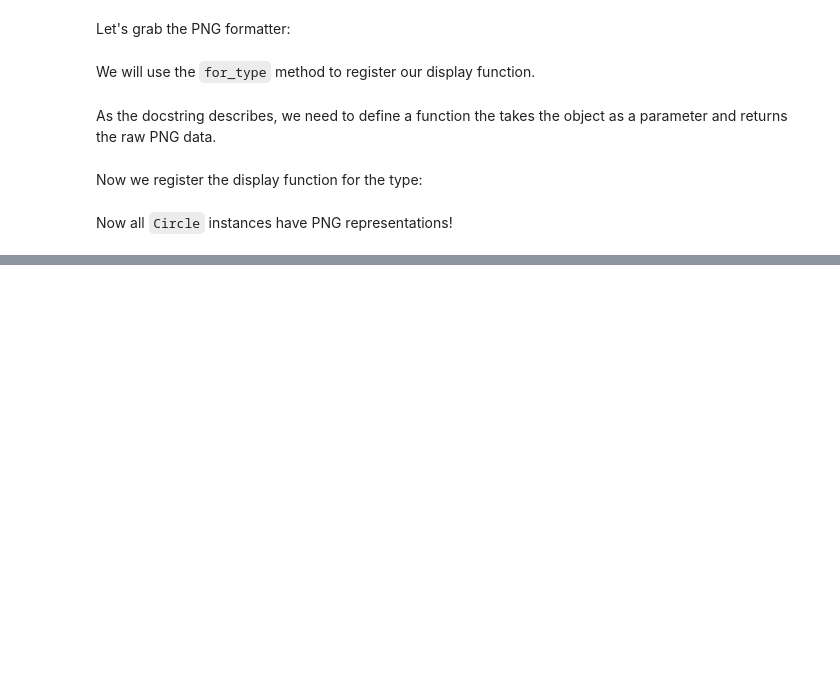
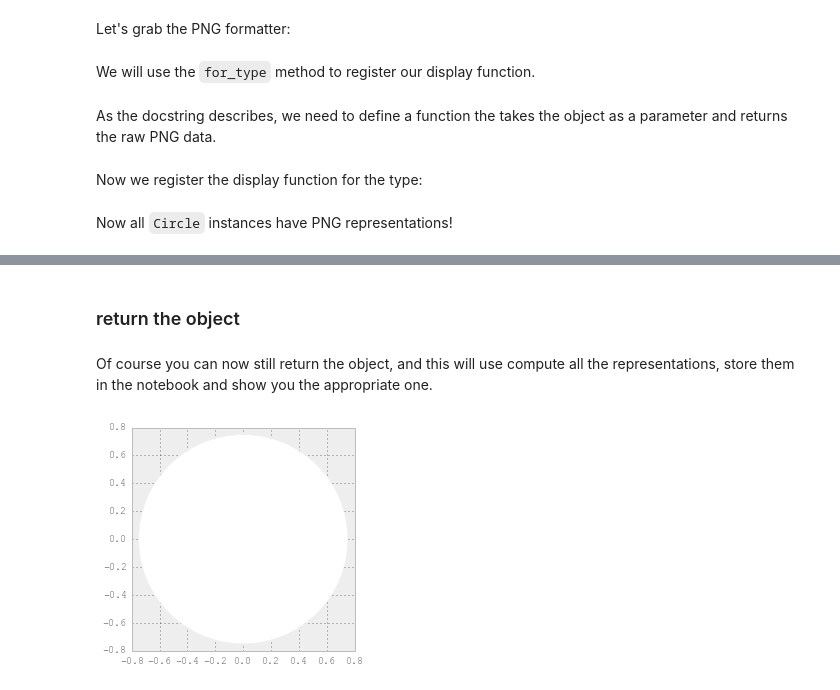
Before and after one commit to ipython/ipython-in-depth, a Jupyter notebook: notebooks/Custom Display Logic.ipynb, the cells around one changed output, grey strips where cells are left out. Drawn from its saved outputs; the diff is of its cells as text; code cells hidden in the pictures; blank space fills up the shorter version.

```diff
--- a/notebooks/Custom Display Logic.ipynb
+++ b/notebooks/Custom Display Logic.ipynb
@@ -121,0 +153,26 @@ display_png(c2)
+# %% [markdown]
+### return the object
+# %%
+# for demonstration purpose, I do the same wit a circle that has no _repr_javascript method
+class MyNoJSCircle(object):
+
+    def _repr_html_(self):
+        return "&#x25CB;"
+
+    def _repr_svg_(self):
+        return """<svg width='100px' height='100px'>
+           <circle cx="50" cy="50" r="20" stroke="black" stroke-width="1" fill="white"/>
+        </svg>"""
+
+    def _repr_latex_(self):
+        return r"$\bigcirc$"
+
+png_f.for_type(MyNoJSCircle, png_circle)
+
+cNoJs = MyNoJSCircle()
+# %% [markdown]
+Of course you can now still return the object, and this will use compute all the representations, store them in the notebook and show you the appropriate one.
+# %%
+cNoJs
+# %% [output]
+[figure, added]
```
Also changed, not shown: parts of 13 cells of this notebook, 2 other files.
